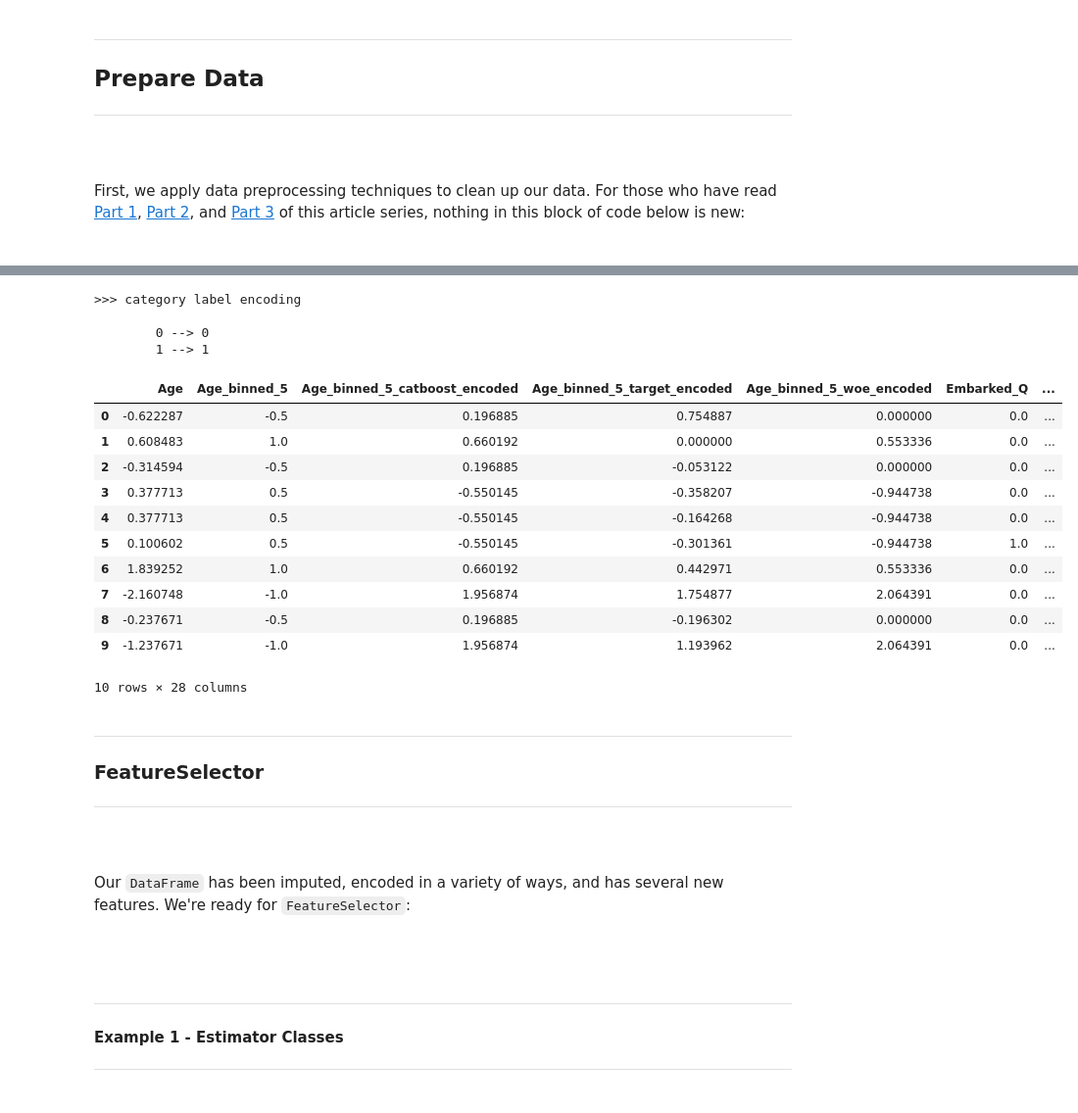
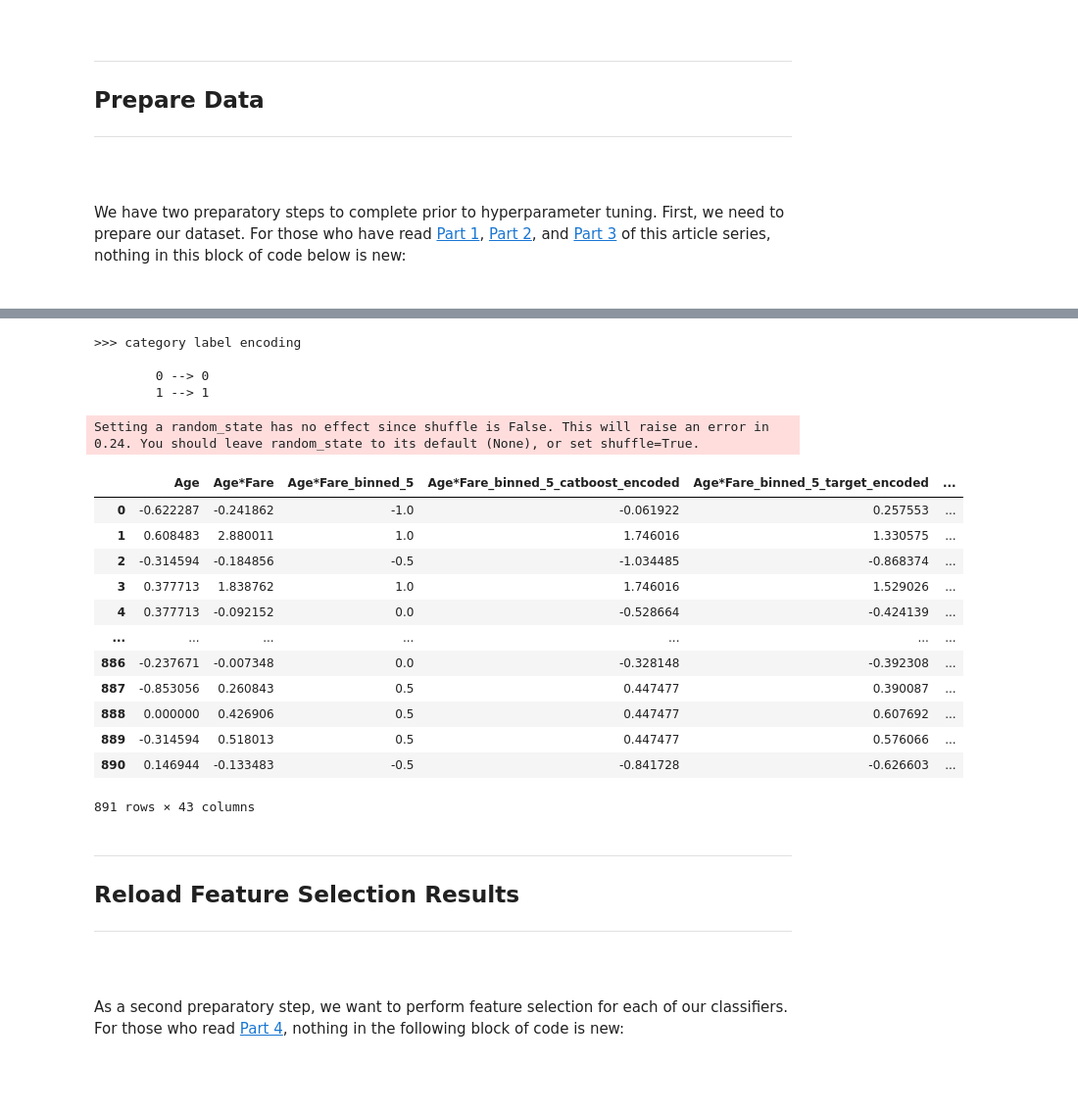
Before and after one commit to petersontylerd/mlmachine, a Jupyter notebook: notebooks/mlmachine_part_4.ipynb, the cells around one changed output, grey strips where cells are left out. Shown: that part at 98% size. Drawn from its saved outputs; the diff is of its cells as text; code cells hidden in the pictures.

Commit message:
updated article notebooks

```diff
--- a/notebooks/mlmachine_part_4.ipynb
+++ b/notebooks/mlmachine_part_4.ipynb
@@ -68,16 +59,15 @@ mlmachine's `FeatureSelector` class makes it easy to run all of the feature impo
+# %% [markdown]
+<a id = 'Bayesian-Optimization-for-Multiple-Estimators-in-One-Shot'></a>
 # %% [markdown]
 ---
 ## Prepare Data
 ---
 <br><br>
-First, we apply data preprocessing techniques to clean up our data. For those who have read [Part 1](https://github.com/petersontylerd/mlmachine/blob/master/notebooks/mlmachine_part_1.ipynb), [Part 2](https://github.com/petersontylerd/mlmachine/blob/master/notebooks/mlmachine_part_2.ipynb), and [Part 3](https://github.com/petersontylerd/mlmachine/blob/master/notebooks/mlmachine_part_3.ipynb) of this article series, nothing in this block of code below is new:
+We have two preparatory steps to complete prior to hyperparameter tuning. First, we need to prepare our dataset. For those who have read [Part 1](https://github.com/petersontylerd/mlmachine/blob/master/notebooks/mlmachine_part_1.ipynb), [Part 2](https://github.com/petersontylerd/mlmachine/blob/master/notebooks/mlmachine_part_2.ipynb), and [Part 3](https://github.com/petersontylerd/mlmachine/blob/master/notebooks/mlmachine_part_3.ipynb) of this article series, nothing in this block of code below is new:
 <br><br>
 # %% [markdown]
 <a id = 'Prepare-Data'></a>
 # %%
-import mlmachine as mlm
-from mlmachine.data import titanic
-
 df_train, df_valid = titanic()
 
 ordinal_encodings = {"Pclass": [1, 2, 3]}
@@ -127,6 +117,23 @@ impute_pipe = PandasFeatureUnion([
 mlmachine_titanic_train.data = impute_pipe.fit_transform(mlmachine_titanic_train.data)
 mlmachine_titanic_valid.data = impute_pipe.transform(mlmachine_titanic_valid.data)
 
+# transform pipe
+polynomial_pipe = PandasFeatureUnion([
+    ("polynomial", make_pipeline(
+        DataFrameSelector(include_mlm_dtypes=["continuous"]),
+        PandasTransformer(PolynomialFeatures(degree=2, interaction_only=False, include_bias=False)),
+    )),
+    ("diff", make_pipeline(
+        DataFrameSelector(exclude_mlm_dtypes=["continuous"]),
+    )),
+])
+
+mlmachine_titanic_train.data = polynomial_pipe.fit_transform(mlmachine_titanic_train.data)
+mlmachine_titanic_valid.data = polynomial_pipe.transform(mlmachine_titanic_valid.data)
+
+mlmachine_titanic_train.update_dtypes()
+mlmachine_titanic_valid.update_dtypes()
+
 ### encode & bin pipeline
 encode_pipe = PandasFeatureUnion([
     ("nominal", make_pipeline(
@@ -166,7 +173,7 @@ target_encode_pipe = PandasFeatureUnion([
         DataFrameSelector(include_mlm_dtypes=["category"]),
         KFoldEncoder(
             target=mlmachine_titanic_train.target,
-            cv=KFold(n_splits=5, shuffle=False),
+            cv=KFold(n_splits=5, shuffle=False, random_state=0),
             encoder=WOEEncoder,
         ),
     )),
@@ -174,7 +181,7 @@ target_encode_pipe = PandasFeatureUnion([
         DataFrameSelector(include_mlm_dtypes=["category"]),
         KFoldEncoder(
             target=mlmachine_titanic_train.target,
-            cv=KFold(n_splits=5, shuffle=False),
+            cv=KFold(n_splits=5, shuffle=False, random_state=0),
             encoder=CatBoostEncoder,
         ),
     )),
@@ -199,36 +206,32 @@ mlmachine_titanic_valid.data = scale.transform(mlmachine_titanic_valid.data)
 
         0 --> 0
         1 --> 1
+Setting a random_state has no effect since shuffle is False. This will raise an error in 0.24. You should leave random_state to its default (None), or set shuffle=True.
 # %%
-mlmachine_titanic_train.data[:10]
+mlmachine_titanic_train.data
 # %% [output]
-|  | Age | Age_binned_5 | Age_binned_5_catboost_encoded | Age_binned_5_target_encoded | Age_binned_5_woe_encoded | Embarked_Q | ... |
-| 0 | -0.622287 | -0.5 | 0.196885 | 0.754887 | 0.000000 | 0.0 | ... |
-| 1 | 0.608483 | 1.0 | 0.660192 | 0.000000 | 0.553336 | 0.0 | ... |
-| 2 | -0.314594 | -0.5 | 0.196885 | -0.053122 | 0.000000 | 0.0 | ... |
-| 3 | 0.377713 | 0.5 | -0.550145 | -0.358207 | -0.944738 | 0.0 | ... |
-| 4 | 0.377713 | 0.5 | -0.550145 | -0.164268 | -0.944738 | 0.0 | ... |
-| 5 | 0.100602 | 0.5 | -0.550145 | -0.301361 | -0.944738 | 1.0 | ... |
-| 6 | 1.839252 | 1.0 | 0.660192 | 0.442971 | 0.553336 | 0.0 | ... |
-| 7 | -2.160748 | -1.0 | 1.956874 | 1.754877 | 2.064391 | 0.0 | ... |
-| 8 | -0.237671 | -0.5 | 0.196885 | -0.196302 | 0.000000 | 0.0 | ... |
-| 9 | -1.237671 | -1.0 | 1.956874 | 1.193962 | 2.064391 | 0.0 | ... |
+|  | Age | Age*Fare | Age*Fare_binned_5 | Age*Fare_binned_5_catboost_encoded | Age*Fare_binned_5_target_encoded | ... |
+| 0 | -0.622287 | -0.241862 | -1.0 | -0.061922 | 0.257553 | ... |
+| 1 | 0.608483 | 2.880011 | 1.0 | 1.746016 | 1.330575 | ... |
+| 2 | -0.314594 | -0.184856 | -0.5 | -1.034485 | -0.868374 | ... |
+| 3 | 0.377713 | 1.838762 | 1.0 | 1.746016 | 1.529026 | ... |
+| 4 | 0.377713 | -0.092152 | 0.0 | -0.528664 | -0.424139 | ... |
+| ... | ... | ... | ... | ... | ... | ... |
+| 886 | -0.237671 | -0.007348 | 0.0 | -0.328148 | -0.392308 | ... |
+| 887 | -0.853056 | 0.260843 | 0.5 | 0.447477 | 0.390087 | ... |
+| 888 | 0.000000 | 0.426906 | 0.5 | 0.447477 | 0.607692 | ... |
+| 889 | -0.314594 | 0.518013 | 0.5 | 0.447477 | 0.576066 | ... |
+| 890 | 0.146944 | -0.133483 | -0.5 | -0.841728 | -0.626603 | ... |
-10 rows × 28 columns
+891 rows × 43 columns
-# %% [markdown]
----
-### FeatureSelector
----
-<br><br>
-Our `DataFrame` has been imputed, encoded in a variety of ways, and has several new features. We're ready for `FeatureSelector`:
-<br><br>
+# %% [markdown]
+---
+## Reload Feature Selection Results
+---
+<br><br>
+As a second preparatory step, we want to perform feature selection for each of our classifiers. For those who read [Part 4](https://github.com/petersontylerd/mlmachine/blob/master/notebooks/mlmachine_part_4.ipynb), nothing in the following block of code is new:
+<br><br>
 # %% [markdown]
-<a id = 'FeatureSelector'></a>
+<a id = 'Reload-Feature-Selection-Results'></a>
-# %% [markdown]
----
-#### Example 1 - Estimator Classes
----
-# %% [markdown]
-<a id = 'Example-1-Estimator-Classes'></a>
 # %%
 estimators = [
     LogisticRegression,
```
Also changed, not shown: parts of 77 cells of this notebook, 10 other files.
